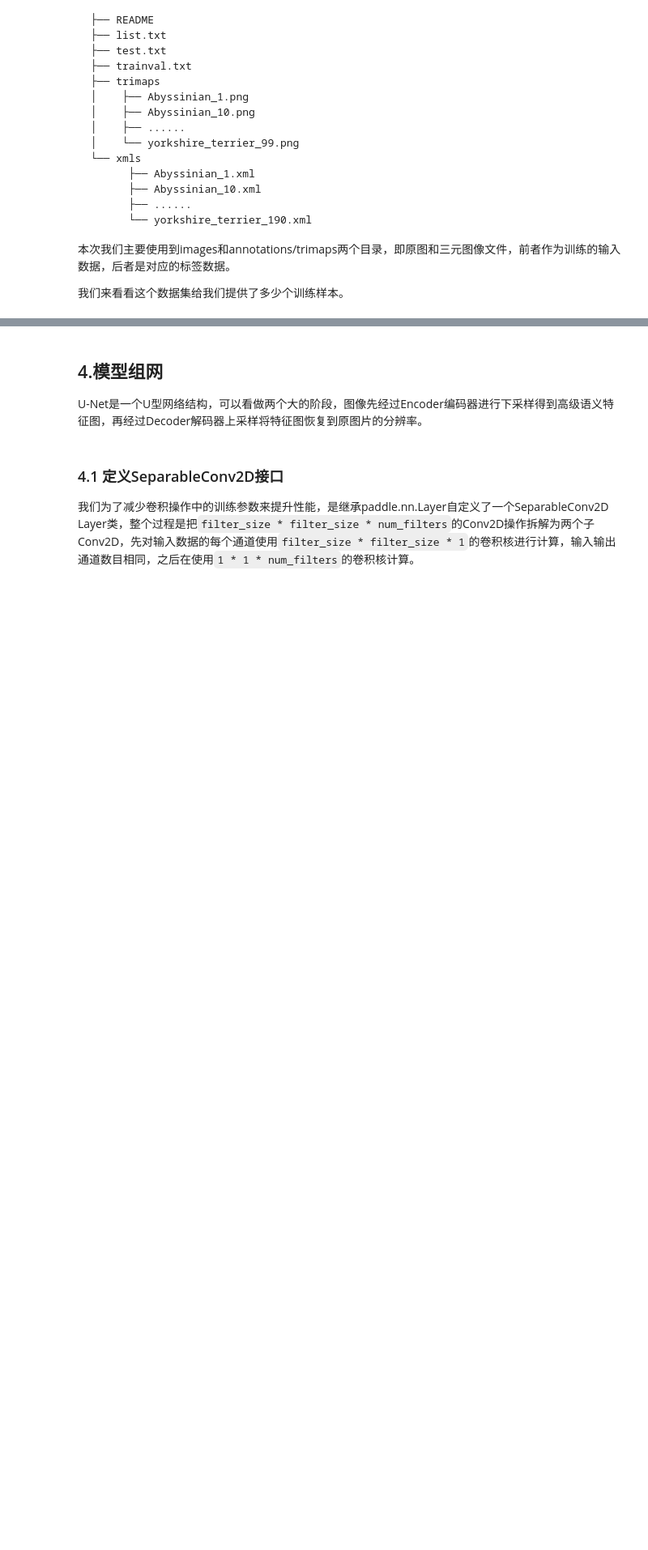
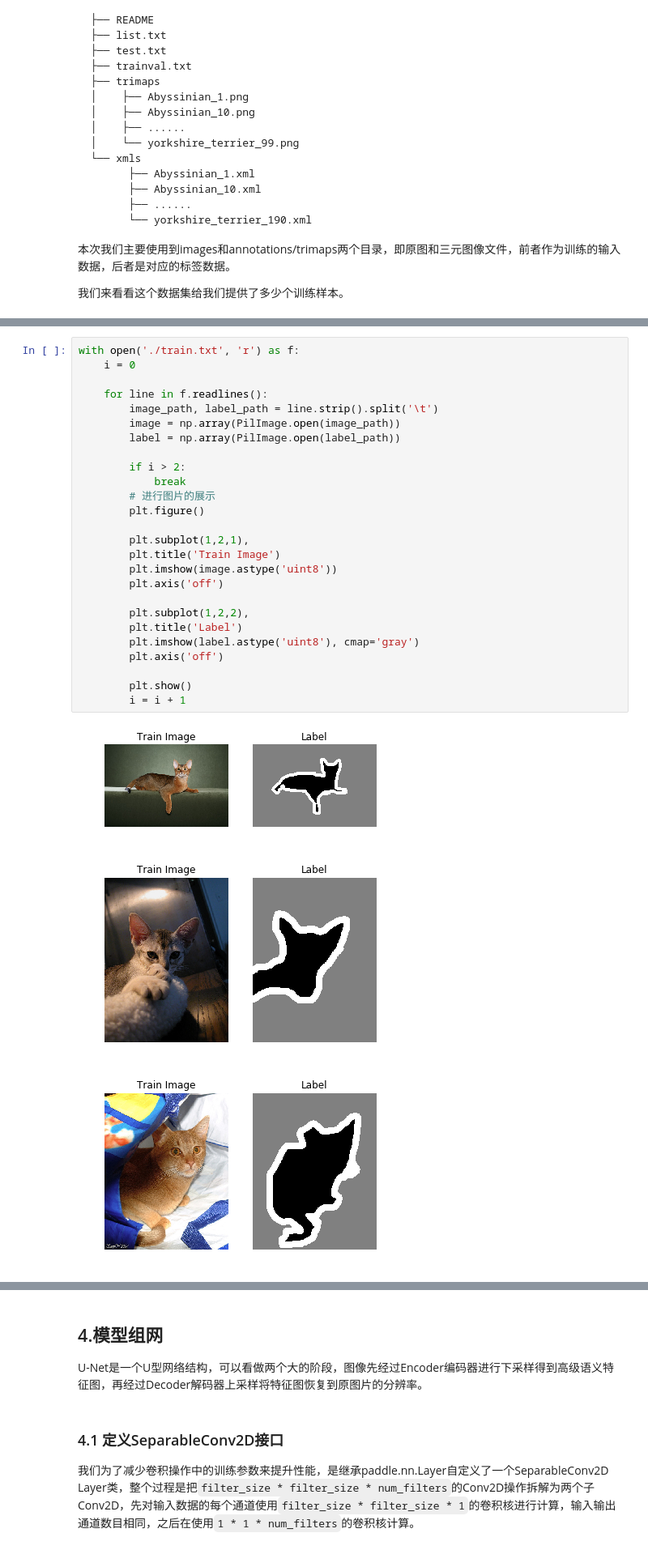
Before and after one commit to PaddlePaddle/book, a Jupyter notebook: paddle2.0_docs/image_segmentation/pets_image_segmentation_U_Net_like.ipynb, the cells around one changed output, grey strips where cells are left out. Shown at 81% size. Saved outputs shown, nothing was run; the diff lists cells and outputs as text; blank space fills up the shorter version.

Commit message:
update hapi and image_segmentation (#931)

```diff
--- a/paddle2.0_docs/image_segmentation/pets_image_segmentation_U_Net_like.ipynb
+++ b/paddle2.0_docs/image_segmentation/pets_image_segmentation_U_Net_like.ipynb
@@ -95 +134,31 @@ print("用于训练的图片样本数量:", len([os.path.join(train_images_path,
+# %%
+with open('./train.txt', 'r') as f:
+    i = 0
+
+    for line in f.readlines():
+        image_path, label_path = line.strip().split('\t')
+        image = np.array(PilImage.open(image_path))
+        label = np.array(PilImage.open(label_path))
+
+        if i > 2:
+            break
+        # 进行图片的展示
+        plt.figure()
+
+        plt.subplot(1,2,1),
+        plt.title('Train Image')
+        plt.imshow(image.astype('uint8'))
+        plt.axis('off')
+
+        plt.subplot(1,2,2),
+        plt.title('Label')
+        plt.imshow(label.astype('uint8'), cmap='gray')
+        plt.axis('off')
+
+        plt.show()
+        i = i + 1
+# %% [output]
+[figure, added]
+[figure, added]
+[figure, added]
 # %% [markdown]
```
Also changed, not shown: parts of 19 cells of this notebook, 1 other file.
